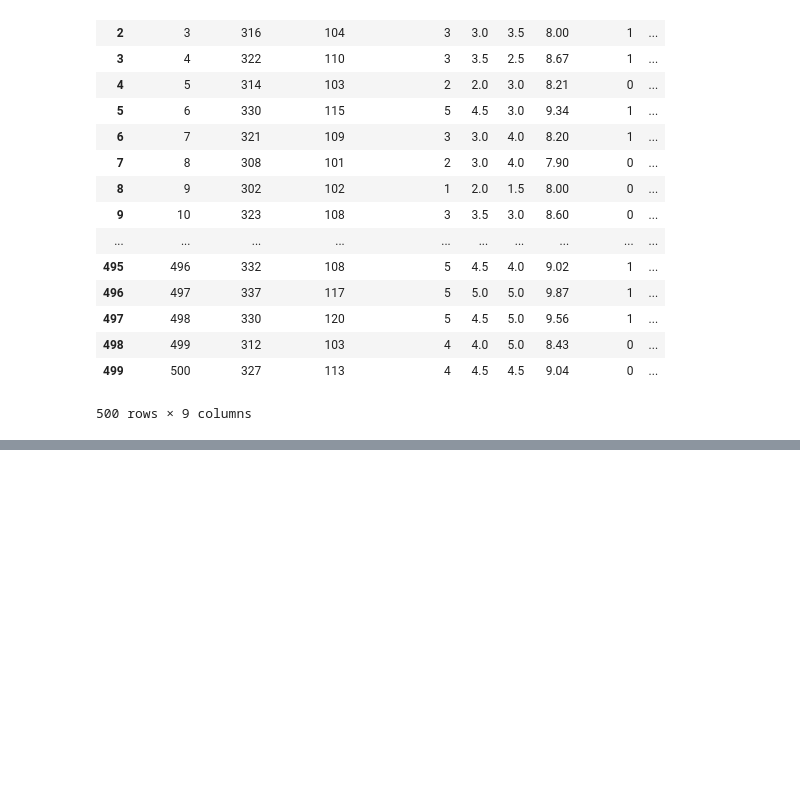
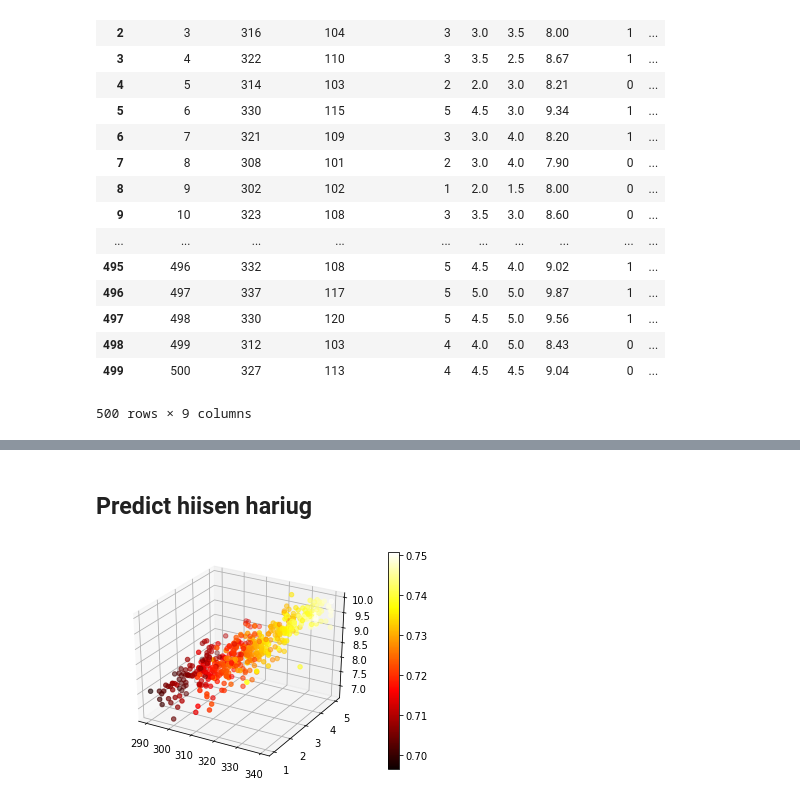
Before and after one commit to nmit-406/image-processing-labs, a Jupyter notebook: forward-propa,10-22/khuslen's.ipynb, the cells around one changed output, grey strips where cells are left out. Cells and saved outputs as stored; diff of their text form; code cells hidden in the pictures; blank space fills up the shorter version.

```diff
--- a/forward-propa,10-22/khuslen's.ipynb
+++ b/forward-propa,10-22/khuslen's.ipynb
@@ -121,0 +138,10 @@ a: 0.13265372775800985 b: 0.2571716547085438 c: 0.6224957644502325 d: 0.48454107
+# %% [markdown]
+## Predict hiisen hariug
+# %%
+fig = plt.figure()
+ax1 = fig.add_subplot(111, projection='3d')
+img = ax1.scatter(eh, dun, su, c=Y_pred, cmap=plt.hot())
+fig.colorbar(img)
+plt.show()
+# %% [output]
+[figure, added]
```
Also changed, not shown: parts of 8 cells of this notebook.
